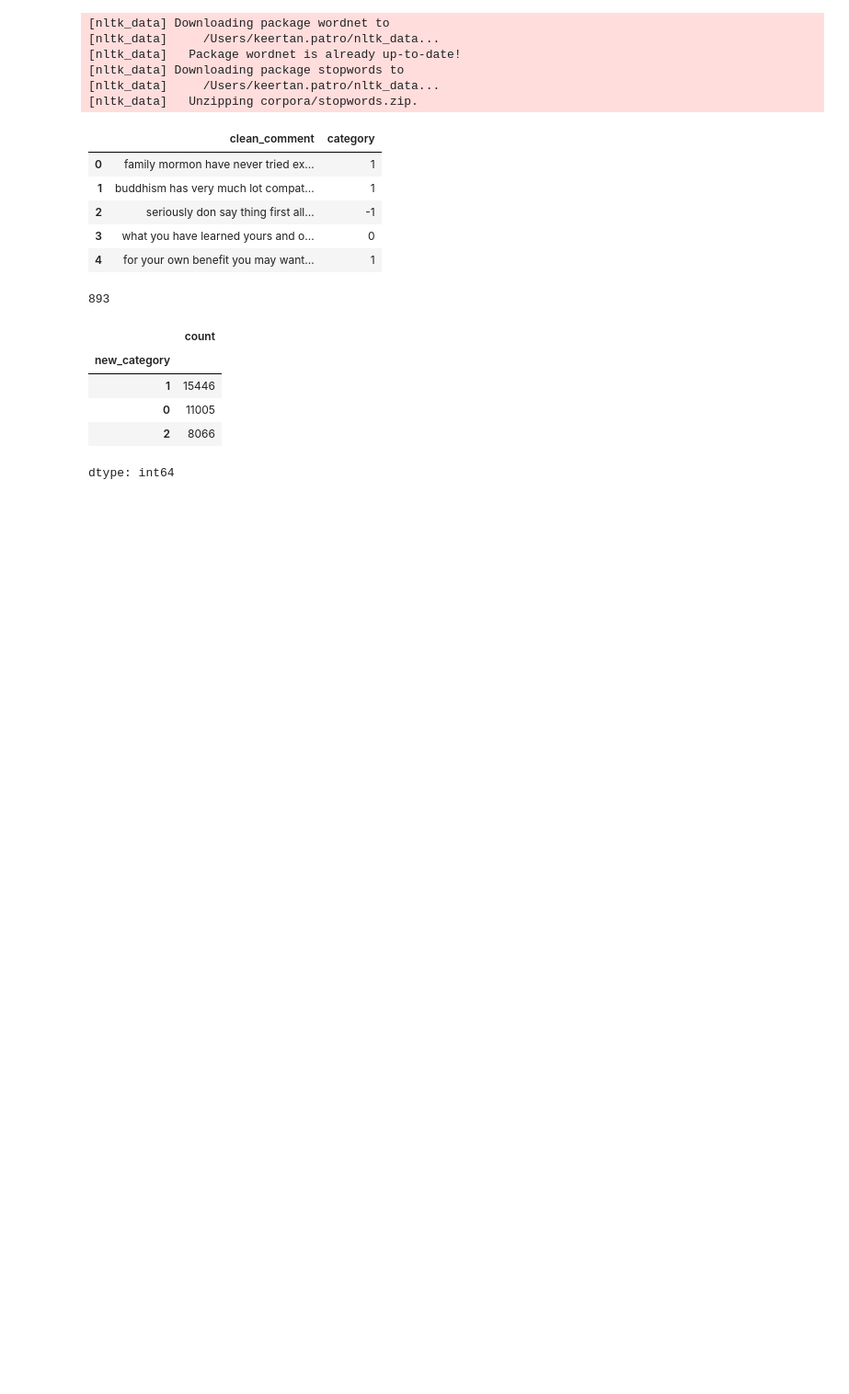
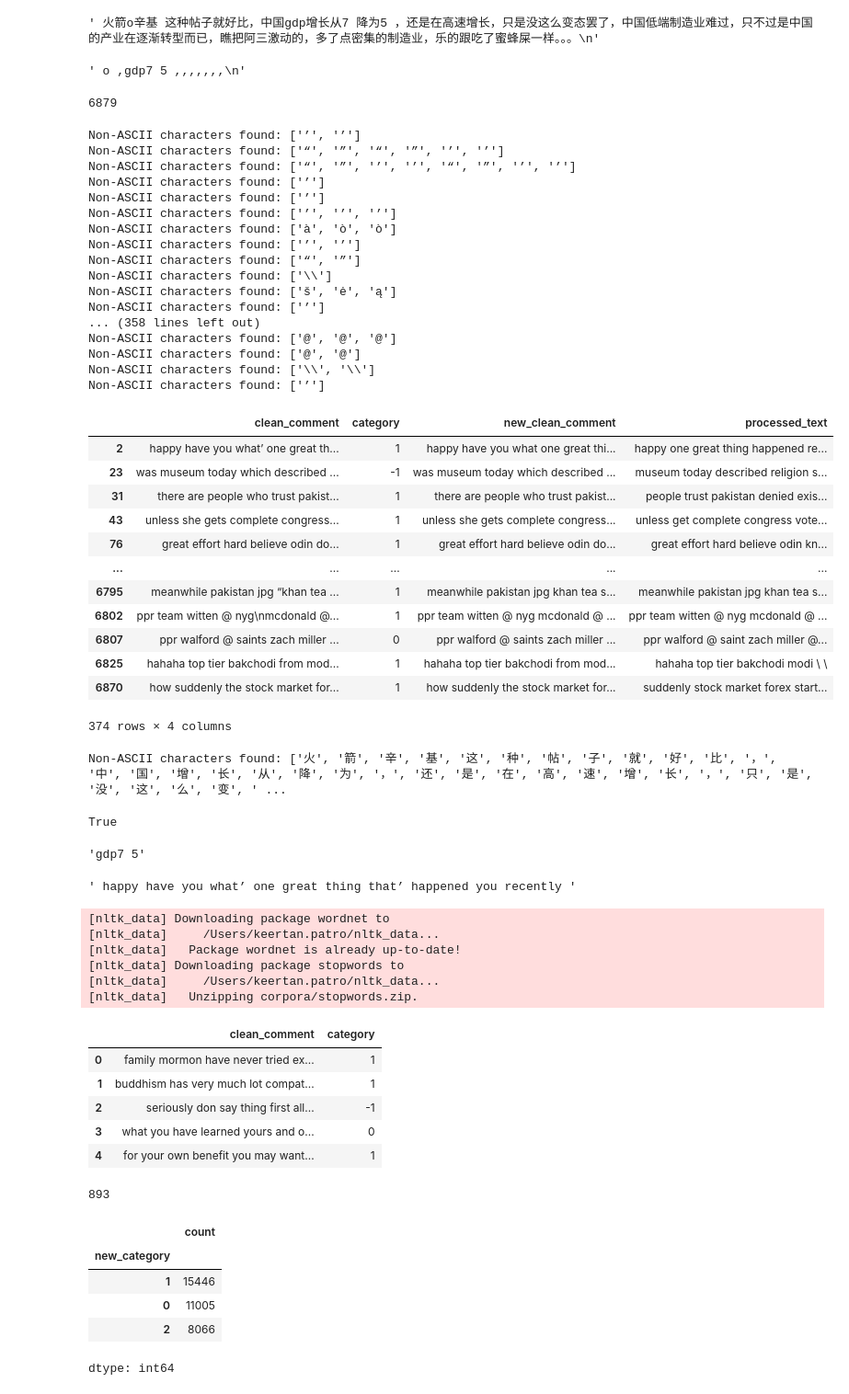
Before and after one commit to KeertanPatro/Yt_sentiment_analysis, a Jupyter notebook: Notebooks/Mlops_LSTM.ipynb, the cells around one changed output. Shown at 92% size. Cells and saved outputs as stored; diff of their text form; code cells hidden in the pictures; blank space fills up the shorter version.

```diff
--- a/Notebooks/Mlops_LSTM.ipynb
+++ b/Notebooks/Mlops_LSTM.ipynb
@@ -1,6 +1,78 @@
 # %%
 import pandas as pd
 import numpy as np
+# %%
+df=pd.read_csv("/Users/keertan.patro/Desktop/Practice/Yt_sentiment_analysis/Data/Clean/test_clean.csv")
+text=df.iloc[424]['clean_comment']
+text
+# %% [output]
+' 火箭o辛基 这种帖子就好比，中国gdp增长从7 降为5 ，还是在高速增长，只是没这么变态罢了，中国低端制造业难过，只不过是中国的产业在逐渐转型而已，瞧把阿三激动的，多了点密集的制造业，乐的跟吃了蜜蜂屎一样。。。\n'
+# %%
+import unicodedata
+unicodedata.normalize('NFKD', text).encode('ascii', 'ignore').decode('utf-8')
+# %% [output]
+' o ,gdp7 5 ,,,,,,,\n'
+# %%
+len(df)
+# %% [output]
+6879
+# %%
+import re
+def non_ascii_matches(text):
+    non_ascii_pattern="[^A-Za-z0-9\s!?.,]"
+    if pd.isna(text):
+        return False
+    non_ascii_matches=re.findall(non_ascii_pattern,text)
+    if non_ascii_matches:
+        return True
+    else:
+        return False
+df[df['clean_comment'].apply(non_ascii_matches)]
+# %% [output]
+Non-ASCII characters found: ['’', '’']
+Non-ASCII characters found: ['“', '”', '“', '”', '’', '’']
+Non-ASCII characters found: ['“', '”', '’', '’', '“', '”', '’', '’']
+Non-ASCII characters found: ['’']
+Non-ASCII characters found: ['’']
+Non-ASCII characters found: ['’', '’', '’']
+Non-ASCII characters found: ['à', 'ò', 'ò']
+Non-ASCII characters found: ['’', '’']
+Non-ASCII characters found: ['“', '”']
+Non-ASCII characters found: ['\\']
+Non-ASCII characters found: ['š', 'ė', 'ą']
+Non-ASCII characters found: ['’']
+... (358 lines left out)
+Non-ASCII characters found: ['@', '@', '@']
+Non-ASCII characters found: ['@', '@']
+Non-ASCII characters found: ['\\', '\\']
+Non-ASCII characters found: ['’']
+|  | clean_comment | category | new_clean_comment | processed_text |
+| 2 | happy have you what’ one great th... | 1 | happy have you what one great thi... | happy one great thing happened re... |
+| 23 | was museum today which described ... | -1 | was museum today which described ... | museum today described religion s... |
+| 31 | there are people who trust pakist... | 1 | there are people who trust pakist... | people trust pakistan denied exis... |
+| 43 | unless she gets complete congress... | 1 | unless she gets complete congress... | unless get complete congress vote... |
+| 76 | great effort hard believe odin do... | 1 | great effort hard believe odin do... | great effort hard believe odin kn... |
+| ... | ... | ... | ... | ... |
+| 6795 | meanwhile pakistan jpg “khan tea ... | 1 | meanwhile pakistan jpg khan tea s... | meanwhile pakistan jpg khan tea s... |
+| 6802 | ppr team witten @ nyg\nmcdonald @... | 1 | ppr team witten @ nyg mcdonald @ ... | ppr team witten @ nyg mcdonald @ ... |
+| 6807 | ppr walford @ saints zach miller ... | 0 | ppr walford @ saints zach miller ... | ppr walford @ saint zach miller @... |
+| 6825 | hahaha top tier bakchodi from mod... | 1 | hahaha top tier bakchodi from mod... | hahaha top tier bakchodi modi \ \ |
+| 6870 | how suddenly the stock market for... | 1 | how suddenly the stock market for... | suddenly stock market forex start... |
+374 rows × 4 columns
+# %%
+text=df.iloc[424]['clean_comment']
+non_ascii_matches(text)
+# %% [output]
+Non-ASCII characters found: ['火', '箭', '辛', '基', '这', '种', '帖', '子', '就', '好', '比', '，', '中', '国', '增', '长', '从', '降', '为', '，', '还', '是', '在', '高', '速', '增', '长', '，', '只', '是', '没', '这', '么', '变', ' ...
+True
+# %%
+df.iloc[424]['processed_text']
+# %% [output]
+'gdp7 5'
+# %%
+text
+# %% [output]
+' happy have you what’ one great thing that’ happened you recently '
 # %%
 import re
 def pre_process(text):
```
Also changed, not shown: parts of 1 cell of this notebook, 5 other files.
